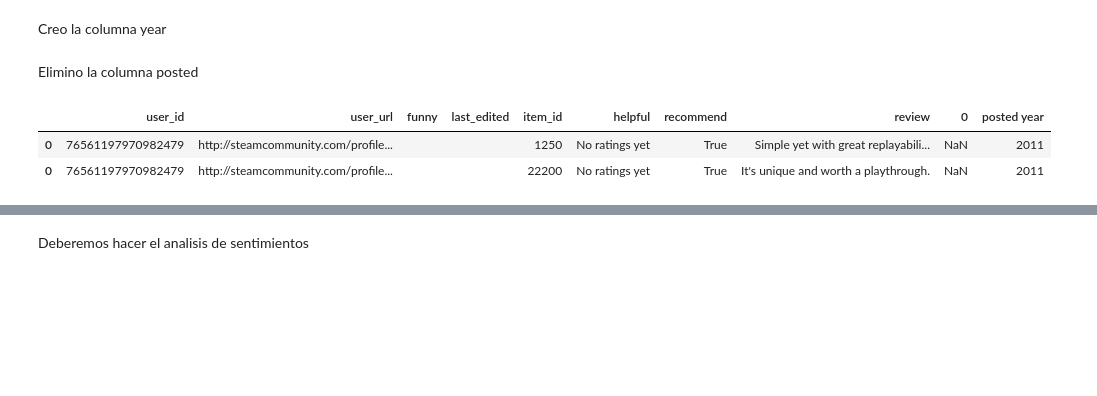
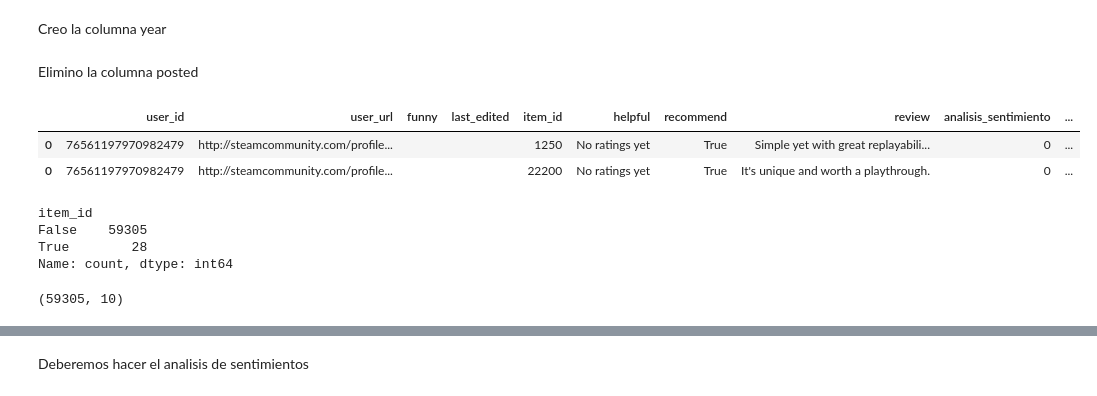
Before and after one commit to facu-corvalan/PI_ML_OPS, a Jupyter notebook: ETL/reviews.ipynb, the cells around one changed output, grey strips where cells are left out. Saved outputs shown, nothing was run; the diff lists cells and outputs as text; code cells hidden in the pictures; blank space fills up the shorter version.

```diff
--- a/ETL/reviews.ipynb
+++ b/ETL/reviews.ipynb
@@ -34,5 +33,7 @@ reviews.head(10)
 # %% [markdown]
 Desanidamos la columna reviews
 # %%
-reviews_open = reviews.explode('reviews')
-reviews_open = pd.concat([reviews_open.drop(['reviews'], axis=1), reviews_open['reviews'].apply(pd.Series)], axis=1)
+reviews = reviews.explode('reviews')
+reviews = pd.concat([reviews.drop(['reviews'],axis=1), reviews['reviews'].apply(pd.Series)], axis=1)
+reviews.rename(columns={0: 'analisis_sentimiento'}, inplace=True)
+reviews['analisis_sentimiento'] = 0
@@ -62,14 +68,28 @@ Creo la columna year
 # %%
 # Extraigo el año de la columna 'posted' y lo guardo en una nueva columna 'posted year'
 # extract(r'(\d{4})') es una expresión regular para extraer una secuencia de 4 dígitos que en este caso seria el año
-reviews_open['posted year'] = reviews_open['posted'].str.extract(r'(\d{4})')
+reviews['posted year'] = reviews['posted'].str.extract(r'(\d{4})')
 # %% [markdown]
 Elimino la columna posted
 # %%
-reviews_open.drop('posted', axis=1, inplace=True)
+reviews.drop('posted', axis=1, inplace=True)
 # %%
-reviews_open.head(2)
+reviews.head(2)
 # %% [output]
-|  | user_id | user_url | funny | last_edited | item_id | helpful | recommend | review | 0 | posted year |
-| 0 | 76561197970982479 | http://steamcommunity.com/profile... |  |  | 1250 | No ratings yet | True | Simple yet with great replayabili... | NaN | 2011 |
-| 0 | 76561197970982479 | http://steamcommunity.com/profile... |  |  | 22200 | No ratings yet | True | It's unique and worth a playthrough. | NaN | 2011 |
+|  | user_id | user_url | funny | last_edited | item_id | helpful | recommend | review | analisis_sentimiento | ... |
+| 0 | 76561197970982479 | http://steamcommunity.com/profile... |  |  | 1250 | No ratings yet | True | Simple yet with great replayabili... | 0 | ... |
+| 0 | 76561197970982479 | http://steamcommunity.com/profile... |  |  | 22200 | No ratings yet | True | It's unique and worth a playthrough. | 0 | ... |
+# %%
+#Revisamos cuantos valores nulos hay en item_id
+reviews['item_id'].isna().value_counts()
+# %% [output]
+item_id
+False    59305
+True        28
+Name: count, dtype: int64
+# %%
+# Eliminamos los valores nulos
+df_reviews = reviews.dropna(subset=['item_id'])
+df_reviews.shape
+# %% [output]
+(59305, 10)
```
Also changed, not shown: parts of 11 cells of this notebook, 7 other files.
